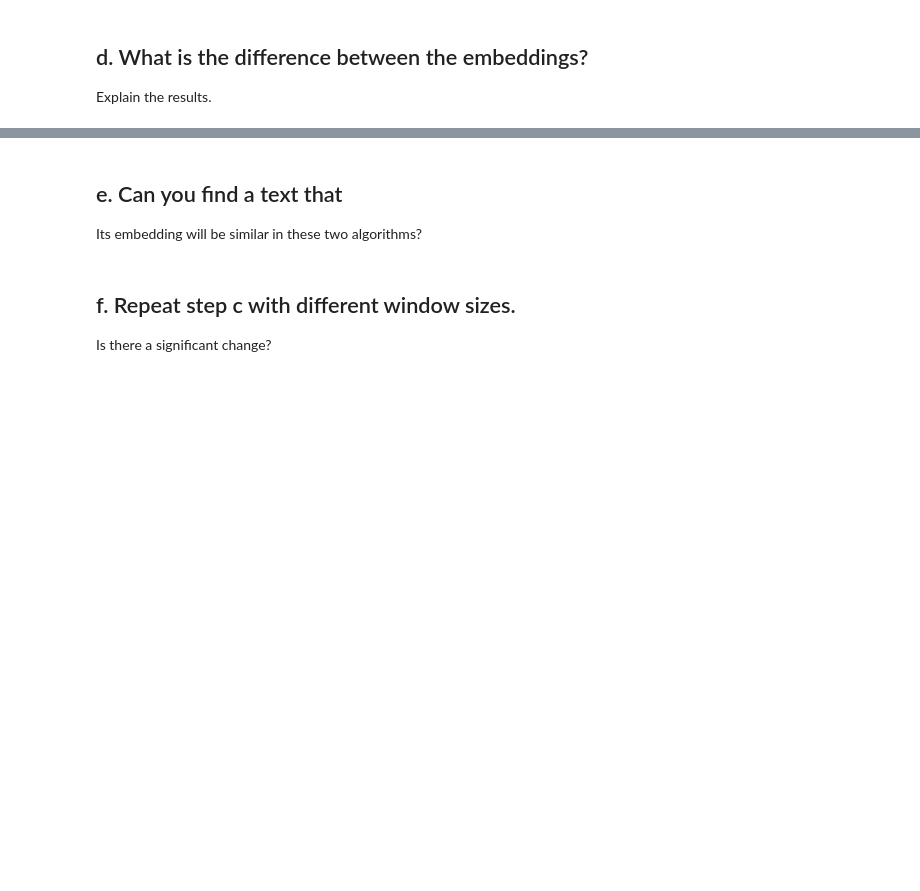
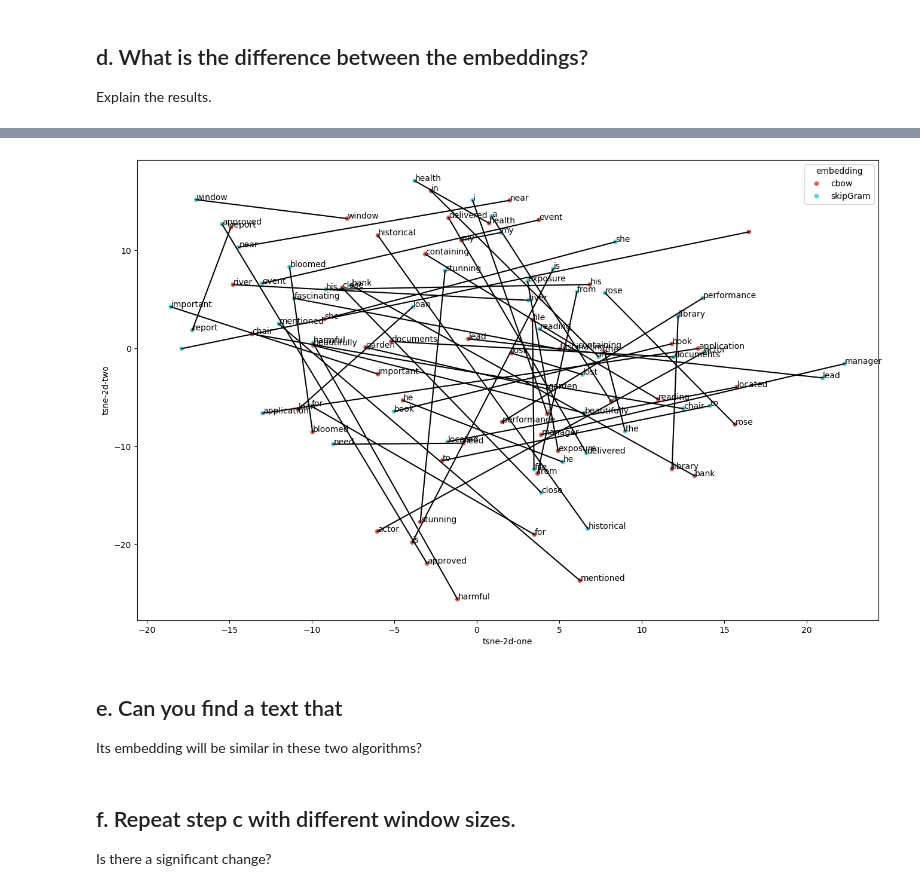
Before and after one commit to vodkolav/DSlab1, a Jupyter notebook: NLP/Assignment2.ipynb, the cells around one changed output, grey strips where cells are left out. Drawn from its saved outputs; the diff is of its cells as text; code cells hidden in the pictures; blank space fills up the shorter version.

Commit message:
Added visual comparison of embeddings (Tsne) add option to user-enforce cpu separate tokenisation from training

```diff
--- a/NLP/Assignment2.ipynb
+++ b/NLP/Assignment2.ipynb
@@ -354,0 +374,17 @@ Explain the results.
+# %%
+
+def embedding_Tsne(emb, lbl):
+  df_subset =pd.DataFrame(emb).transpose()
+  df_subset.columns = df_subset.columns.astype(str)
+  df_subset
+
+  tsne = TSNE(n_components=2, verbose=1, perplexity=5, n_iter=300)
+  tsne_results = tsne.fit_transform(df_subset)
+  df_subset['tsne-2d-one'] = tsne_results[:,0]
+  df_subset['tsne-2d-two'] = tsne_results[:,1]
+  df_subset['word'] = df_subset.index
+  df_subset['embedding'] = lbl
+  return df_subset
+
+cbowTsne = embedding_Tsne(embedding_dict_cbow, 'cbow')
+skgmTsne = embedding_Tsne(embedding_dict_skipgram, 'skipGram')
@@ -355,3 +406,32 @@ Explain the results.
+# %%
+def compare_embeddings(emb1, emb2):
+    toplot = pd.concat([emb1, emb2])
+
+    plt.figure(figsize=(16,10))
+
+    # draw black line connecting different enbeddings of same word
+    wds = toplot.word.unique()
+    for w in wds:
+        ln = toplot[toplot.word == w]
+        plt.plot(ln["tsne-2d-one"], ln["tsne-2d-two"], '-', color='k')
+
+    # draw all the points (words)
+    ax = sns.scatterplot(
+        x="tsne-2d-one", y="tsne-2d-two",
+        hue="embedding",
+        palette=sns.color_palette("hls", 2),
+        data=toplot,
+        #legend="full",
+        #alpha=0.3
+    )
+
+    # draw word labels near each point
+    for i, point in toplot.iterrows():
+        ax.text(point["tsne-2d-one"]+.02, point["tsne-2d-two"], str(point['word']))#, color = point["embedding"] )
+# %%
+compare_embeddings(cbowTsne, skgmTsne)
+# %% [output]
+[figure, added]
 # %% [markdown]
 ## e. Can you find a text that
 Its embedding will be similar in these two algorithms?
```
Also changed, not shown: parts of 14 cells of this notebook.
